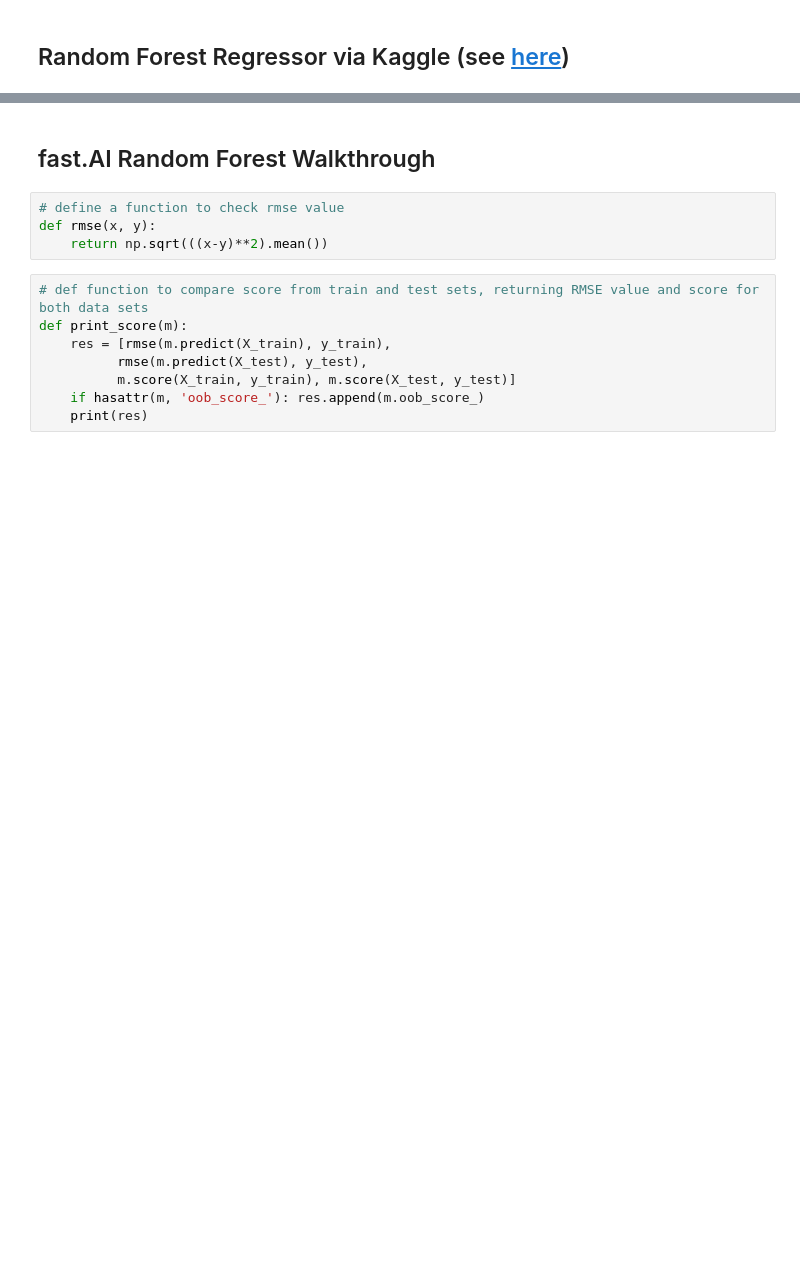
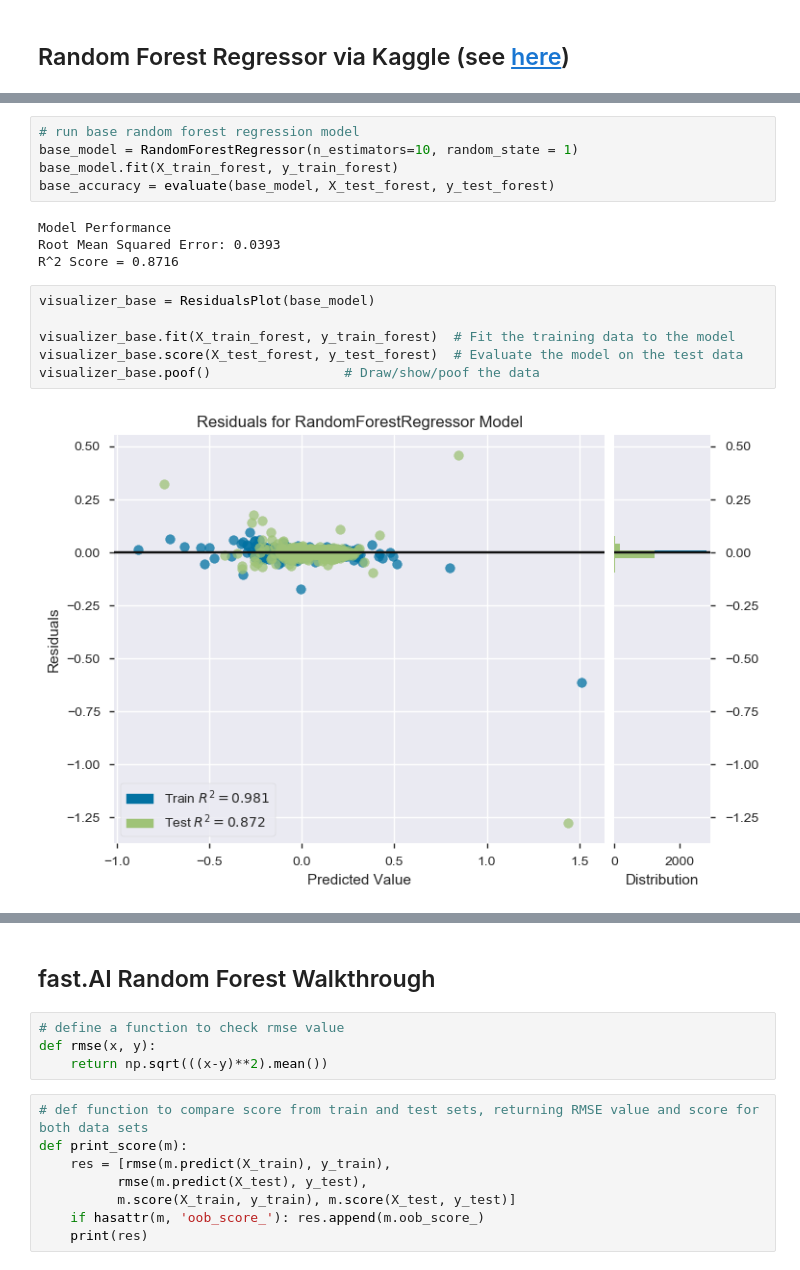
Before and after one commit to earny-joe/Springboard-DS-Portfolio, a Jupyter notebook: capstone_1/basketball/Individual_Player_Stats/Exploratory-ML.ipynb, the cells around one changed output, grey strips where cells are left out. Saved outputs shown, nothing was run; the diff lists cells and outputs as text; blank space fills up the shorter version.

```diff
--- a/capstone_1/basketball/Individual_Player_Stats/Exploratory-ML.ipynb
+++ b/capstone_1/basketball/Individual_Player_Stats/Exploratory-ML.ipynb
@@ -145,0 +387,17 @@ plt.plot(estimators, scores);
+# %%
+# run base random forest regression model
+base_model = RandomForestRegressor(n_estimators=10, random_state = 1)
+base_model.fit(X_train_forest, y_train_forest)
+base_accuracy = evaluate(base_model, X_test_forest, y_test_forest)
+# %% [output]
+Model Performance
+Root Mean Squared Error: 0.0393
+R^2 Score = 0.8716
+# %%
+visualizer_base = ResidualsPlot(base_model)
+
+visualizer_base.fit(X_train_forest, y_train_forest)  # Fit the training data to the model
+visualizer_base.score(X_test_forest, y_test_forest)  # Evaluate the model on the test data
+visualizer_base.poof()                 # Draw/show/poof the data
+# %% [output]
+[figure, added]
```
Also changed, not shown: parts of 44 cells of this notebook.
